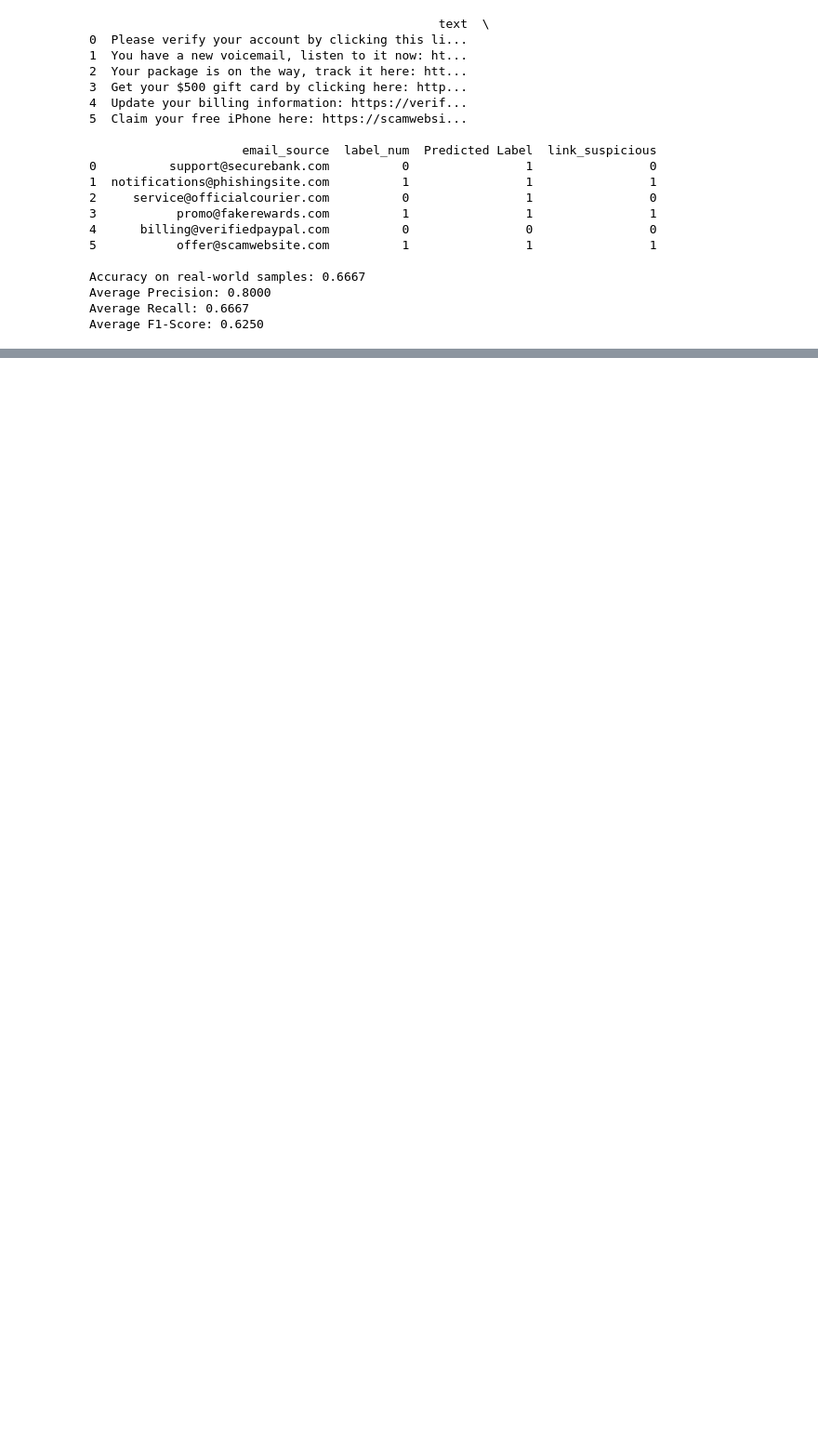
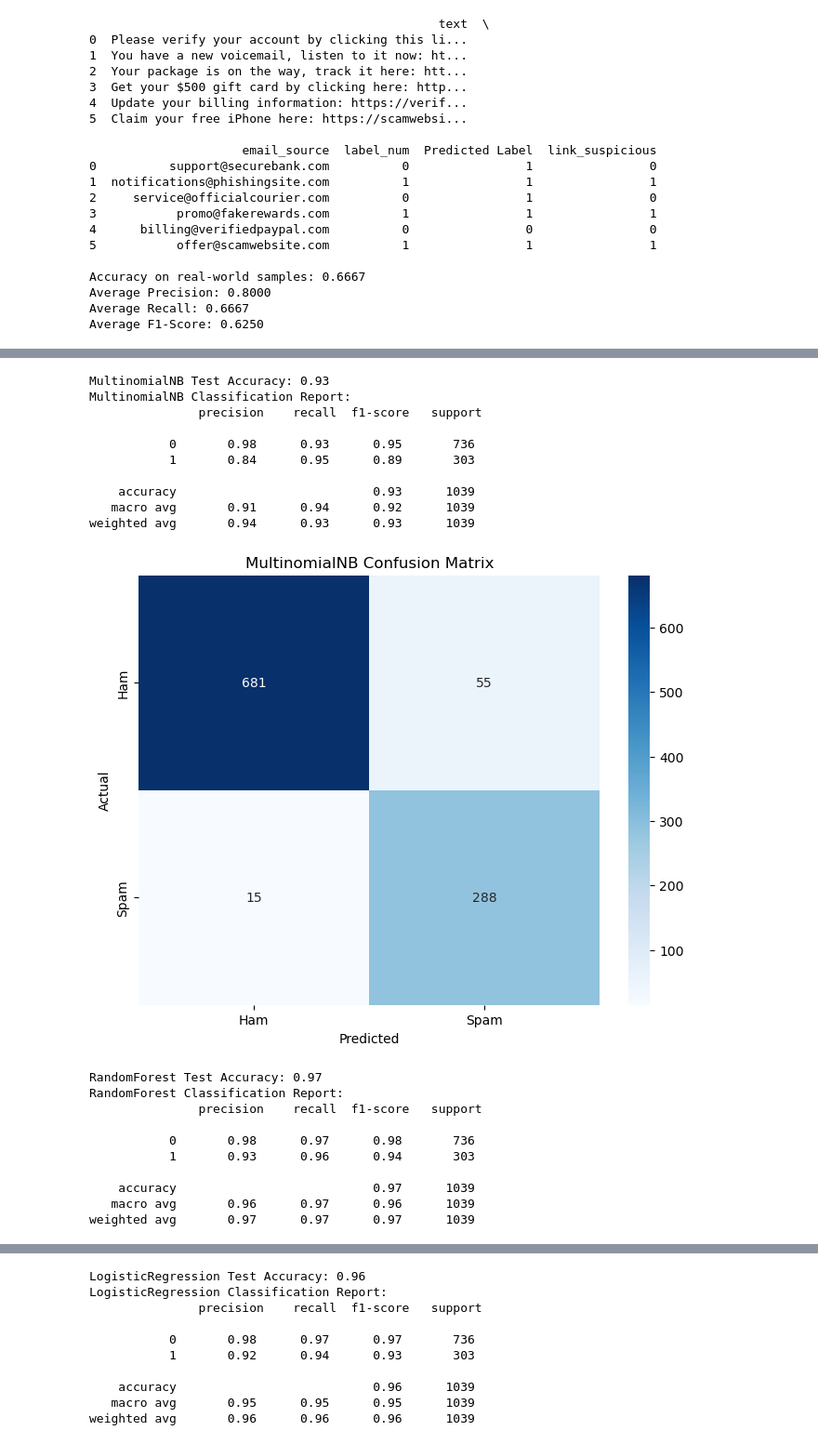
Before and after one commit to MiguelIbrahimE/GlobalSpam-PhishingFilter, a Jupyter notebook: spamfilter.ipynb, the cells around one changed output, grey strips where cells are left out. Shown at 93% size. Cells and saved outputs as stored; diff of their text form; code cells hidden in the pictures; blank space fills up the shorter version.

```diff
--- a/spamfilter.ipynb
+++ b/spamfilter.ipynb
@@ -1338,0 +1663,61 @@ Average F1-Score: 0.6250
+# %%
+from sklearn.ensemble import RandomForestClassifier
+from sklearn.linear_model import LogisticRegression
+from sklearn.svm import SVC
+
+# Define different models
+models = {
+    'MultinomialNB': Pipeline([
+        ('preprocessor', preprocessor),
+        ('clf', MultinomialNB(alpha=grid_search.best_params_['clf__alpha']))
+    ]),
+    'RandomForest': Pipeline([
+        ('preprocessor', preprocessor),
+        ('clf', RandomForestClassifier(random_state=42))
+    ]),
+    'LogisticRegression': Pipeline([
+        ('preprocessor', preprocessor),
+        ('clf', LogisticRegression(max_iter=1000, random_state=42))
+    ]),
+    'SVM': Pipeline([
+        ('preprocessor', preprocessor),
+        ('clf', SVC(kernel='linear', random_state=42))
+    ])
+}
+
+# Evaluate each model
+for name, model in models.items():
+    model.fit(X_train, y_train)
+    y_pred = model.predict(X_test)
+    accuracy = accuracy_score(y_test, y_pred)
+    print(f"{name} Test Accuracy: {accuracy:.2f}")
+    print(f"{name} Classification Report:\n", classification_report(y_test, y_pred))
+    conf_matrix = confusion_matrix(y_test, y_pred)
+    plt.figure(figsize=(8, 6))
+    sns.heatmap(conf_matrix, annot=True, fmt='d', cmap='Blues', xticklabels=['Ham', 'Spam'], yticklabels=['Ham', 'Spam'])
+    plt.title(f'{name} Confusion Matrix')
+    plt.ylabel('Actual')
+    plt.xlabel('Predicted')
+    plt.show()
+# %% [output]
+MultinomialNB Test Accuracy: 0.93
+MultinomialNB Classification Report:
+               precision    recall  f1-score   support
+
+           0       0.98      0.93      0.95       736
+           1       0.84      0.95      0.89       303
+
+    accuracy                           0.93      1039
+   macro avg       0.91      0.94      0.92      1039
+weighted avg       0.94      0.93      0.93      1039
+[figure, added]
+RandomForest Test Accuracy: 0.97
+RandomForest Classification Report:
+               precision    recall  f1-score   support
+
+           0       0.98      0.97      0.98       736
+           1       0.93      0.96      0.94       303
+
+    accuracy                           0.97      1039
+   macro avg       0.96      0.97      0.96      1039
+weighted avg       0.97      0.97      0.97      1039
@@ -1338,0 +1725,10 @@ Average F1-Score: 0.6250
+LogisticRegression Test Accuracy: 0.96
+LogisticRegression Classification Report:
+               precision    recall  f1-score   support
+
+           0       0.98      0.97      0.97       736
+           1       0.92      0.94      0.93       303
+
+    accuracy                           0.96      1039
+   macro avg       0.95      0.95      0.95      1039
+weighted avg       0.96      0.96      0.96      1039
```
Also changed, not shown: parts of 44 cells of this notebook.
